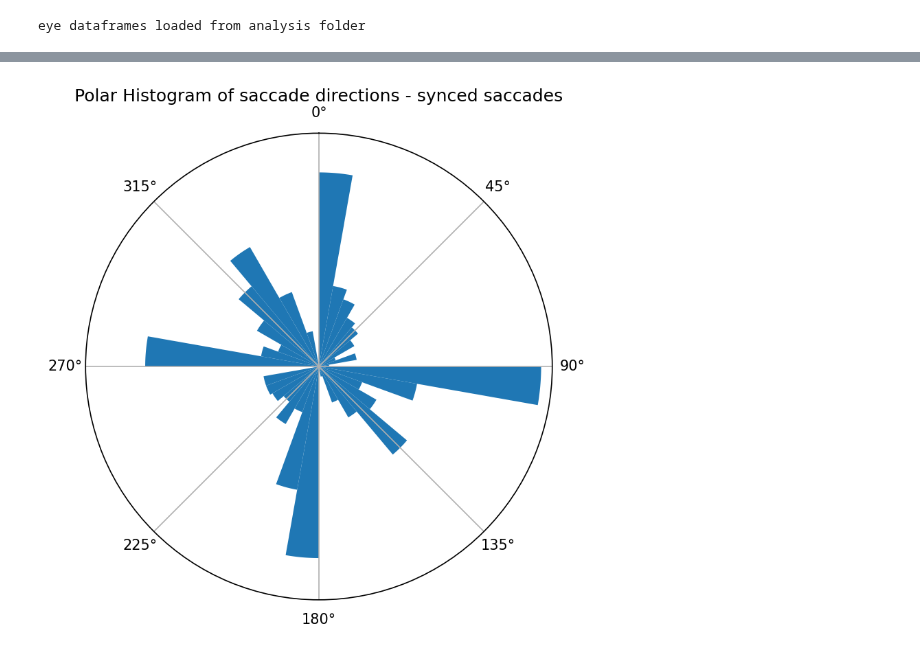
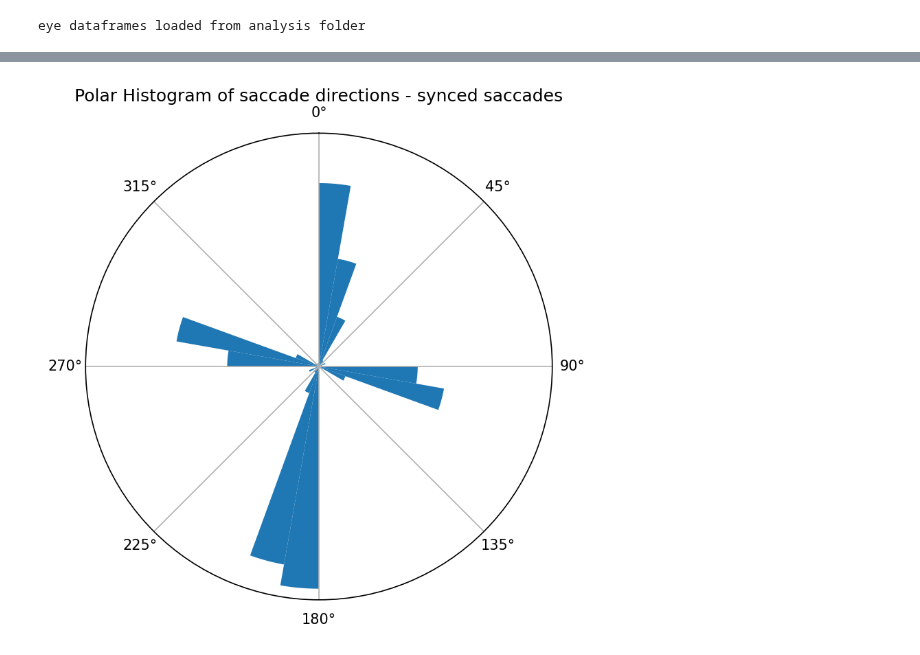
Before and after one commit to neural-electrophysiology-tool-team/Eye-Tracking-Tools, a Jupyter notebook: Graphs_for_paper_sept_23.ipynb, the cells around one changed output, grey strips where cells are left out. Saved outputs shown, nothing was run; the diff lists cells and outputs as text; code cells hidden in the pictures.

```diff
--- a/Graphs_for_paper_sept_23.ipynb
+++ b/Graphs_for_paper_sept_23.ipynb
@@ -17,7 +17,7 @@ import UtilityFunctions_newOE as uf
 # %%
 # define a single block to figure things out with:
 # this step creates block_collection - a list of BlockSync objects of interest
-block_numbers = range(23,24)
+block_numbers = range(23,33)
 bad_blocks = [42, 61, 62, 64, 65, 66]
 experiment_path = pathlib.Path(r"Z:\Nimrod\experiments")
 animal = 'PV_62'
@@ -29,8 +29,6 @@ block_collection = uf.block_generator(block_numbers=block_numbers,
 block_dict = {}
 for b in block_collection:
     block_dict[str(b.block_num)] = b
-
-block = block_collection[0]
 # %% [output]
 instantiated block number 023 at Path: Z:\Nimrod\experiments\PV_62\2023_04_27\block_023, new OE version
 Found the sample rate for block 023 in the xml file, it is 20000 Hz
@@ -59,3 +208,5 @@ top_20230427T105308.mp4
+# %%
+block = block_collection[1]
 # %%
 block.parse_open_ephys_events()
 block.get_eye_brightness_vectors()
@@ -126,23 +280,23 @@ block.synced_saccades_df
 # get the left eye saccades, but with the 3D approximations:
 l_eye_saccade_start_times = block.synced_saccades_df.query('eye=="L"').timestamps.values + 1000
 # %%
-vals = block.synced_saccades_df.direction # synced saccades
+vals = block.synced_saccades_df.query("eye=='R'").direction # synced saccades
 num_bins = 36
 hist, bin_edges = np.histogram(vals, bins=num_bins, range=(0, 360))
 bin_centers = (bin_edges[:-1] + bin_edges[1:]) / 2  # Calculate bin centers
 
 plt.figure(figsize=(8, 6), dpi=150)
 ax = plt.subplot(111, projection='polar')
 
 ax.bar(np.deg2rad(list(bin_centers.astype(int))), hist, width=np.deg2rad(360/num_bins), align='center')
 
 ax.set_theta_direction(-1)
 ax.set_theta_offset(np.radians(90))
 ax.grid(True)
 #ax.set_rlabel_position(0)
 ax.set_yticks([])
 plt.title("Polar Histogram of saccade directions - synced saccades")
 
 plt.show()
 # %% [output]
-[figure, old version]
+[figure, new version]
```
Also changed, not shown: parts of 29 cells of this notebook, 1 other file.
